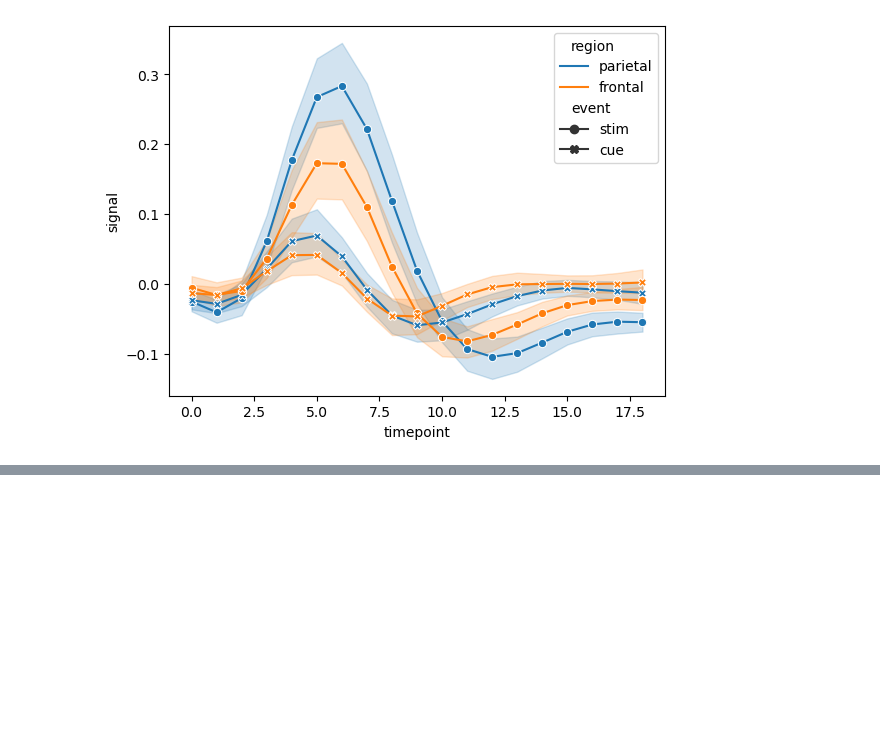
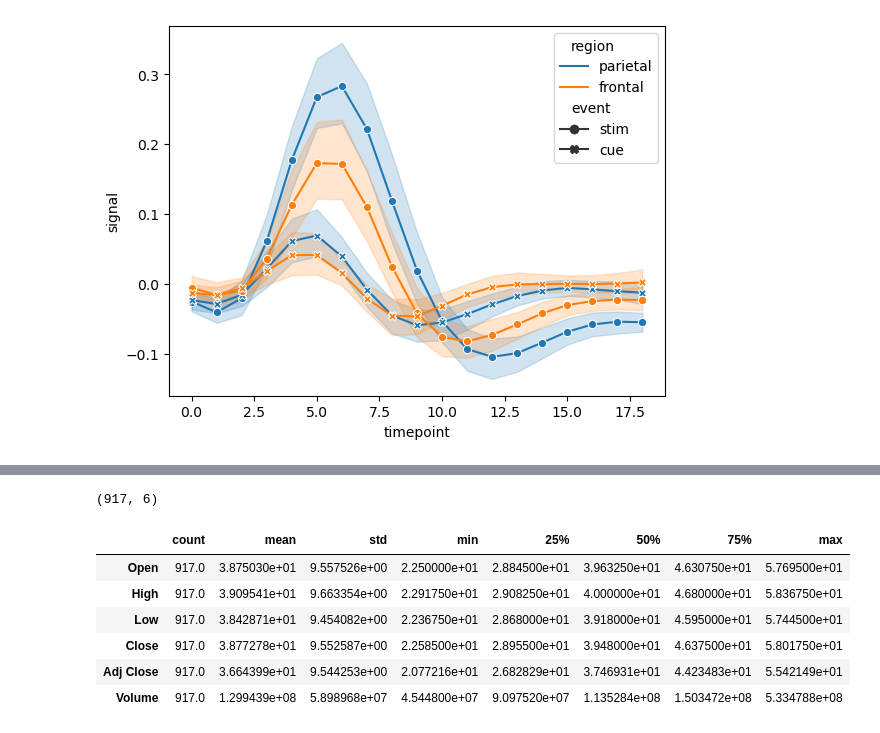
Before and after one commit to Alihanesentas/Exploratory-Data-Analysis, a Jupyter notebook: Day-4.ipynb, the cells around one changed output, grey strips where cells are left out. Saved outputs shown, nothing was run; the diff lists cells and outputs as text; code cells hidden in the pictures; blank space fills up the shorter version.

```diff
--- a/Day-4.ipynb
+++ b/Day-4.ipynb
@@ -222,0 +287,14 @@ sns.lineplot(x="timepoint",
+# %%
+df.shape
+# %% [output]
+(917, 6)
+# %%
+df.describe().T
+# %% [output]
+|  | count | mean | std | min | 25% | 50% | 75% | max |
+| Open | 917.0 | 3.875030e+01 | 9.557526e+00 | 2.250000e+01 | 2.884500e+01 | 3.963250e+01 | 4.630750e+01 | 5.769500e+01 |
+| High | 917.0 | 3.909541e+01 | 9.663354e+00 | 2.291750e+01 | 2.908250e+01 | 4.000000e+01 | 4.680000e+01 | 5.836750e+01 |
+| Low | 917.0 | 3.842871e+01 | 9.454082e+00 | 2.236750e+01 | 2.868000e+01 | 3.918000e+01 | 4.595000e+01 | 5.744500e+01 |
+| Close | 917.0 | 3.877278e+01 | 9.552587e+00 | 2.258500e+01 | 2.895500e+01 | 3.948000e+01 | 4.637500e+01 | 5.801750e+01 |
+| Adj Close | 917.0 | 3.664399e+01 | 9.544253e+00 | 2.077216e+01 | 2.682829e+01 | 3.746931e+01 | 4.423483e+01 | 5.542149e+01 |
+| Volume | 917.0 | 1.299439e+08 | 5.898968e+07 | 4.544800e+07 | 9.097520e+07 | 1.135284e+08 | 1.503472e+08 | 5.334788e+08 |
```
Also changed, not shown: parts of 12 cells of this notebook.
